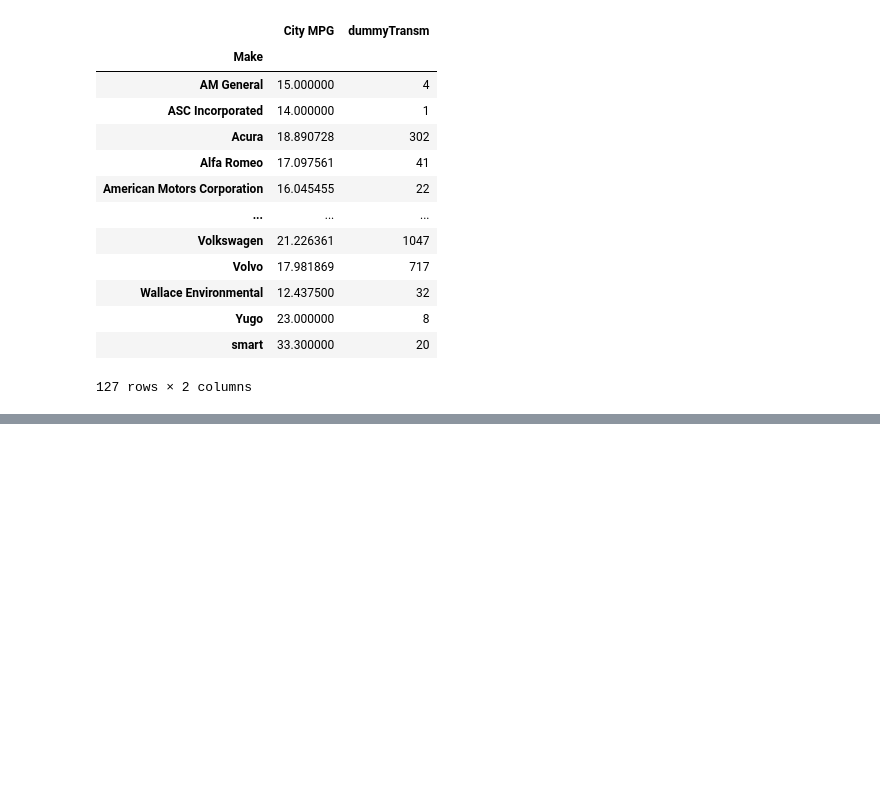
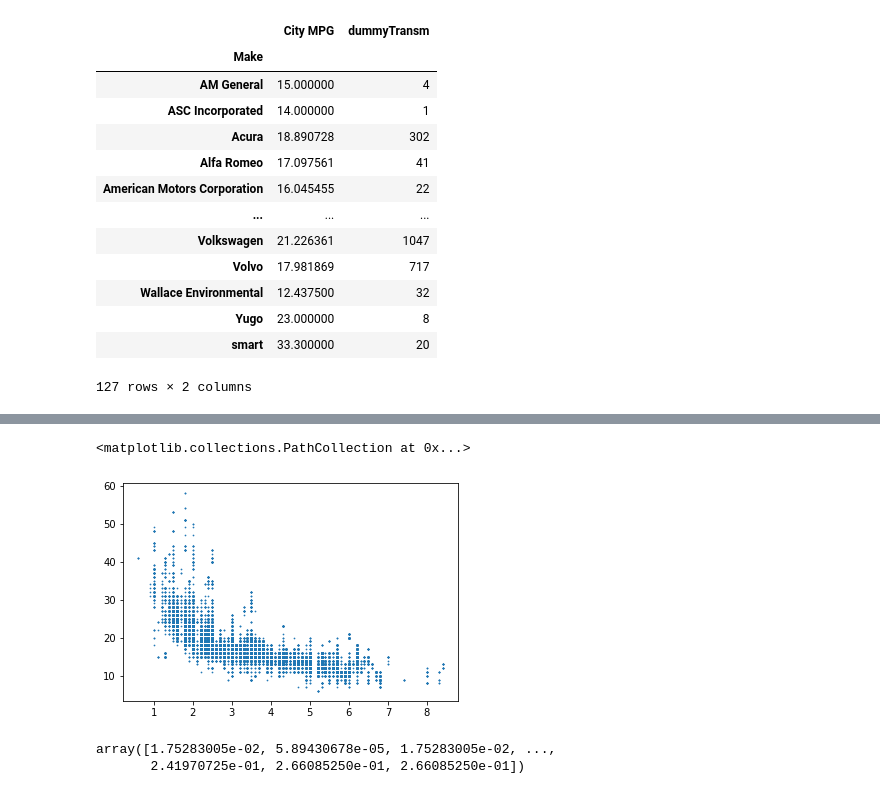
Before and after one commit to tommella90/TommasoLaboratories, a Jupyter notebook: w2d5_Groupby.ipynb, the cells around one changed output, grey strips where cells are left out. Drawn from its saved outputs; the diff is of its cells as text; code cells hidden in the pictures; blank space fills up the shorter version.

```diff
--- a/w2d5_Groupby.ipynb
+++ b/w2d5_Groupby.ipynb
@@ -380,0 +390,11 @@ cars.groupby(['Make']).aggregate({'City MPG': 'mean', 'dummyTransm': 'count'})##
+# %%
+plt.scatter(cars['Engine Displacement'], cars['City MPG'], s=.5)
+# %% [output]
+<matplotlib.collections.PathCollection at 0x...>
+[figure, added]
+# %%
+import scipy
+scipy.stats.norm.pdf(cars['Engine Displacement'])
+# %% [output]
+array([1.75283005e-02, 5.89430678e-05, 1.75283005e-02, ...,
+       2.41970725e-01, 2.66085250e-01, 2.66085250e-01])
```
Also changed, not shown: parts of 6 cells of this notebook, 3 other files.
